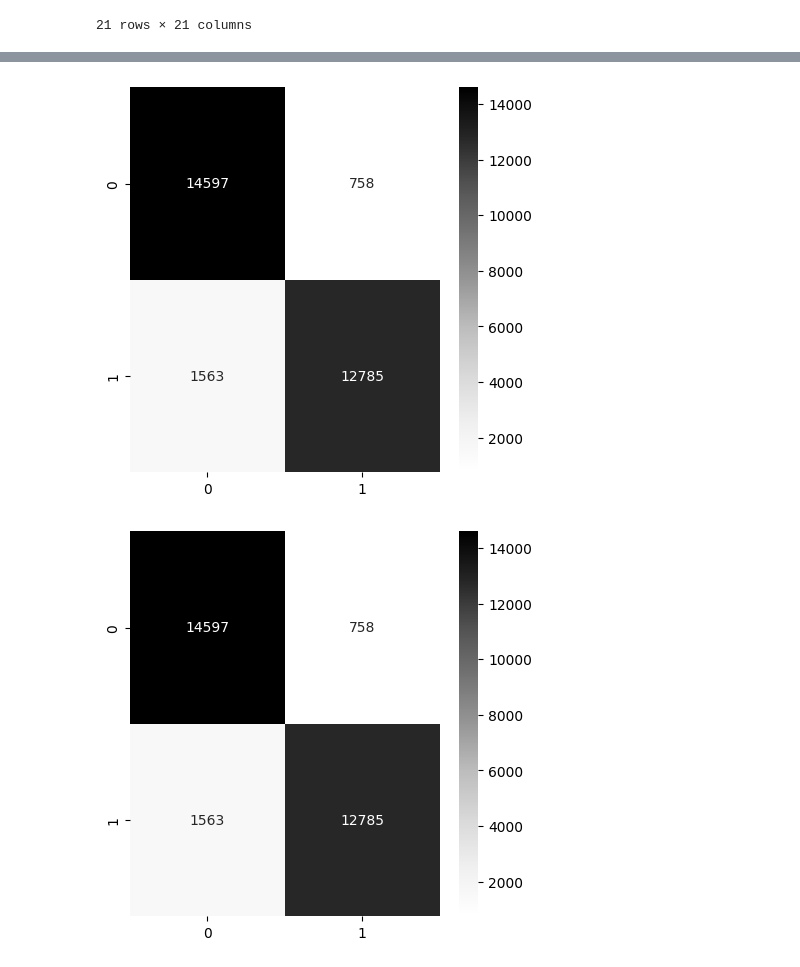
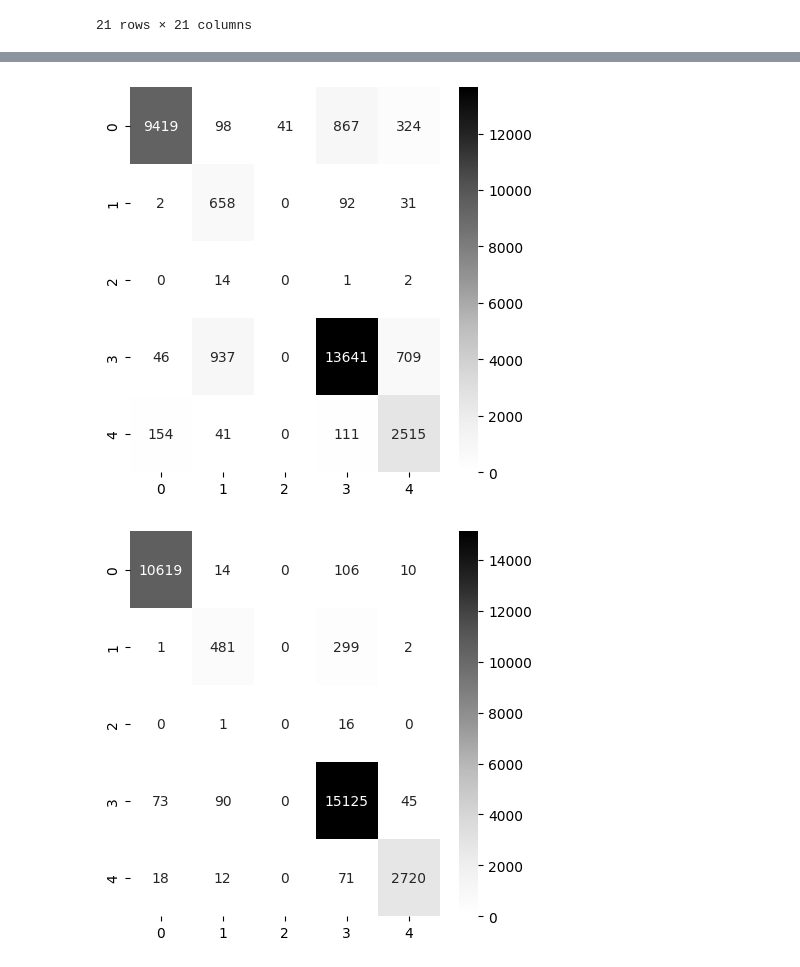
Before and after one commit to ShadowMend/zavrsni_rad, a Jupyter notebook: prediction_model.ipynb, the cells around one changed output, grey strips where cells are left out. Drawn from its saved outputs; the diff is of its cells as text; code cells hidden in the pictures.

```diff
--- a/prediction_model.ipynb
+++ b/prediction_model.ipynb
@@ -584,0 +568,4 @@ sns.heatmap(conf_matrix_knn, annot=True, cmap='Reds', fmt="d")
+# %%
+for p in predictions:
+    plt.figure(figsize=(5, 5))
+    conf_matrix(p, 'Greens')
@@ -737,0 +710,6 @@ sns.heatmap(conf_matrix_knn, annot=True, cmap='Reds_r', fmt="d")
+# %%
+predictions = [ cnb_predict, dtc_predict, knn_predict ]
+# %%
+for p in predictions:
+    plt.figure(figsize=(5, 5))
+    conf_matrix(p, 'Reds')
@@ -899,13 +881,9 @@ weighted avg       0.89      0.90      0.89     29703
 # %%
 predictions = [ cnb_predict, dtc_predict, knn_predict ]
-
-def conf_matrix(pred):
-    conf_matrix=confusion_matrix(y_test, pred)
-    sns.heatmap(conf_matrix_knn, annot=True, cmap="Greys", fmt="d")
 # %%
 for p in predictions:
     plt.figure(figsize=(5, 5))
-    conf_matrix(p)
+    conf_matrix(p, 'Greys')
 # %% [output]
-[figure, old version]
+[figure, new version]
-[figure, old version]
+[figure, new version]
```
Also changed, not shown: parts of 23 cells of this notebook.
